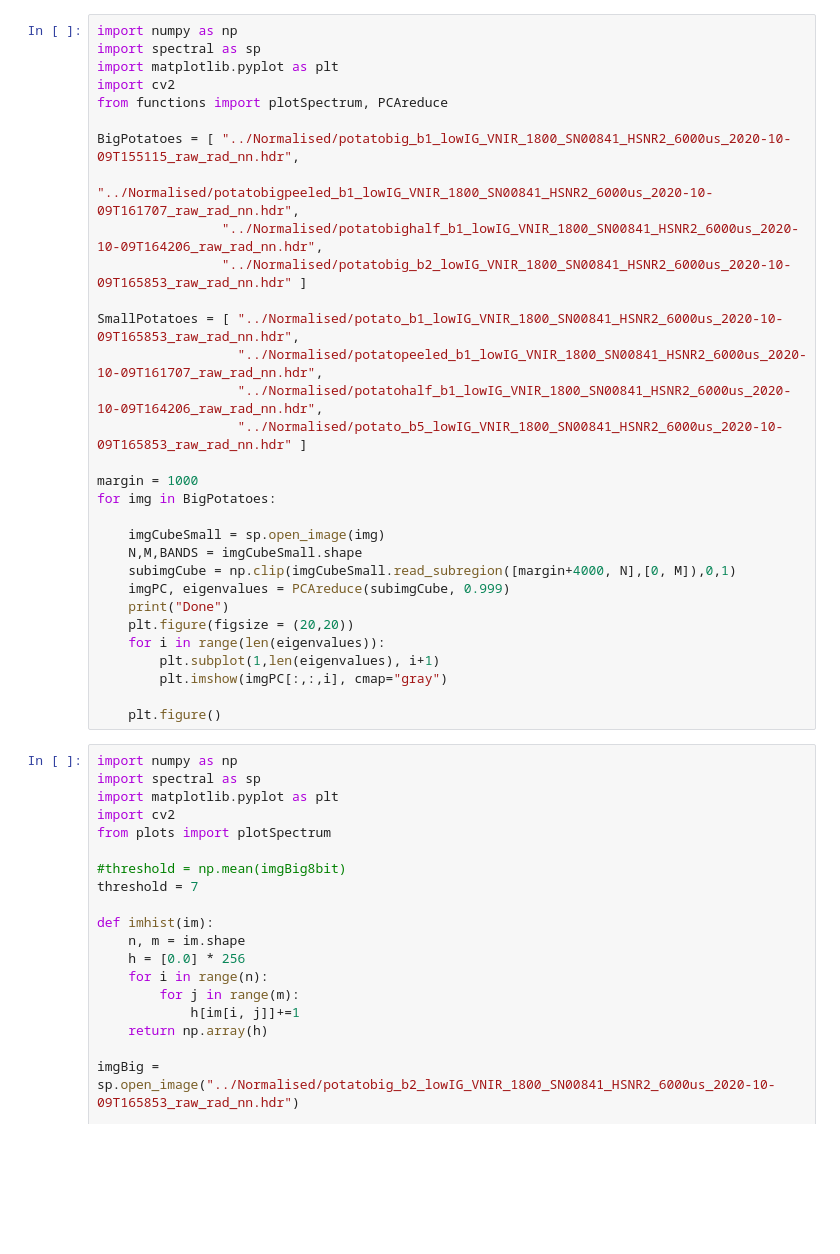
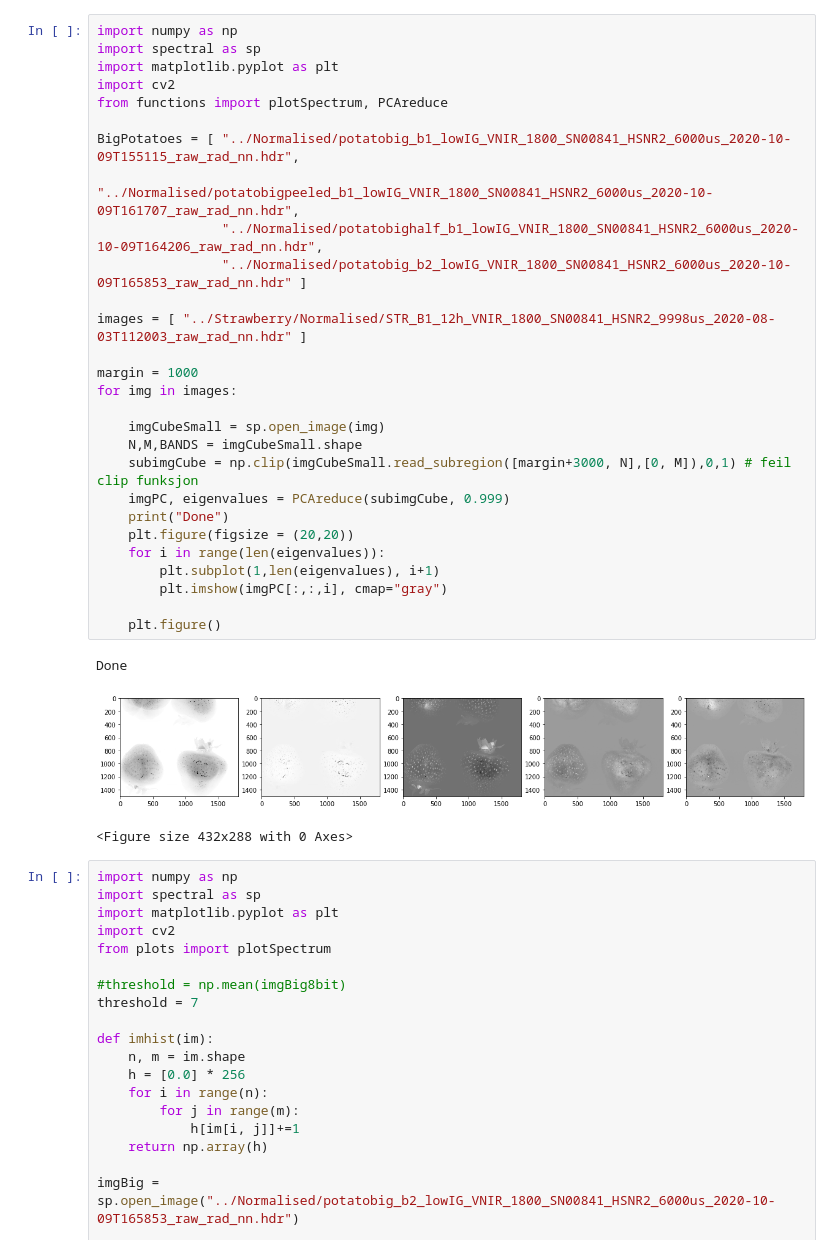
Before and after one commit to Kohmann/potato-classification, a Jupyter notebook: segmentation.ipynb, the cells around one changed output. Cells and saved outputs as stored; diff of their text form; blank space fills up the shorter version.

Commit message:
added spectral library of strawberry

```diff
--- a/segmentation.ipynb
+++ b/segmentation.ipynb
@@ -1,34 +1,35 @@
 # %%
 import numpy as np
 import spectral as sp
 import matplotlib.pyplot as plt
 import cv2
 from functions import plotSpectrum, PCAreduce
 
 BigPotatoes = [ "../Normalised/potatobig_b1_lowIG_VNIR_1800_SN00841_HSNR2_6000us_2020-10-09T155115_raw_rad_nn.hdr",
                 "../Normalised/potatobigpeeled_b1_lowIG_VNIR_1800_SN00841_HSNR2_6000us_2020-10-09T161707_raw_rad_nn.hdr",
                 "../Normalised/potatobighalf_b1_lowIG_VNIR_1800_SN00841_HSNR2_6000us_2020-10-09T164206_raw_rad_nn.hdr",
                 "../Normalised/potatobig_b2_lowIG_VNIR_1800_SN00841_HSNR2_6000us_2020-10-09T165853_raw_rad_nn.hdr" ]
 
-SmallPotatoes = [ "../Normalised/potato_b1_lowIG_VNIR_1800_SN00841_HSNR2_6000us_2020-10-09T165853_raw_rad_nn.hdr",
-                  "../Normalised/potatopeeled_b1_lowIG_VNIR_1800_SN00841_HSNR2_6000us_2020-10-09T161707_raw_rad_nn.hdr",
-                  "../Normalised/potatohalf_b1_lowIG_VNIR_1800_SN00841_HSNR2_6000us_2020-10-09T164206_raw_rad_nn.hdr",
-                  "../Normalised/potato_b5_lowIG_VNIR_1800_SN00841_HSNR2_6000us_2020-10-09T165853_raw_rad_nn.hdr" ]
+images = [ "../Strawberry/Normalised/STR_B1_12h_VNIR_1800_SN00841_HSNR2_9998us_2020-08-03T112003_raw_rad_nn.hdr" ]
 
 margin = 1000
-for img in BigPotatoes:
+for img in images:
 
     imgCubeSmall = sp.open_image(img)
     N,M,BANDS = imgCubeSmall.shape
-    subimgCube = np.clip(imgCubeSmall.read_subregion([margin+4000, N],[0, M]),0,1)
+    subimgCube = np.clip(imgCubeSmall.read_subregion([margin+3000, N],[0, M]),0,1) # feil clip funksjon
     imgPC, eigenvalues = PCAreduce(subimgCube, 0.999)
     print("Done")
     plt.figure(figsize = (20,20))
     for i in range(len(eigenvalues)):
         plt.subplot(1,len(eigenvalues), i+1)
         plt.imshow(imgPC[:,:,i], cmap="gray")
 
     plt.figure()
+# %% [output]
+Done
+[figure, added]
+<Figure size 432x288 with 0 Axes>
 # %%
 import numpy as np
 import spectral as sp
```
Also changed, not shown: parts of 1 cell of this notebook, 2 other files.
